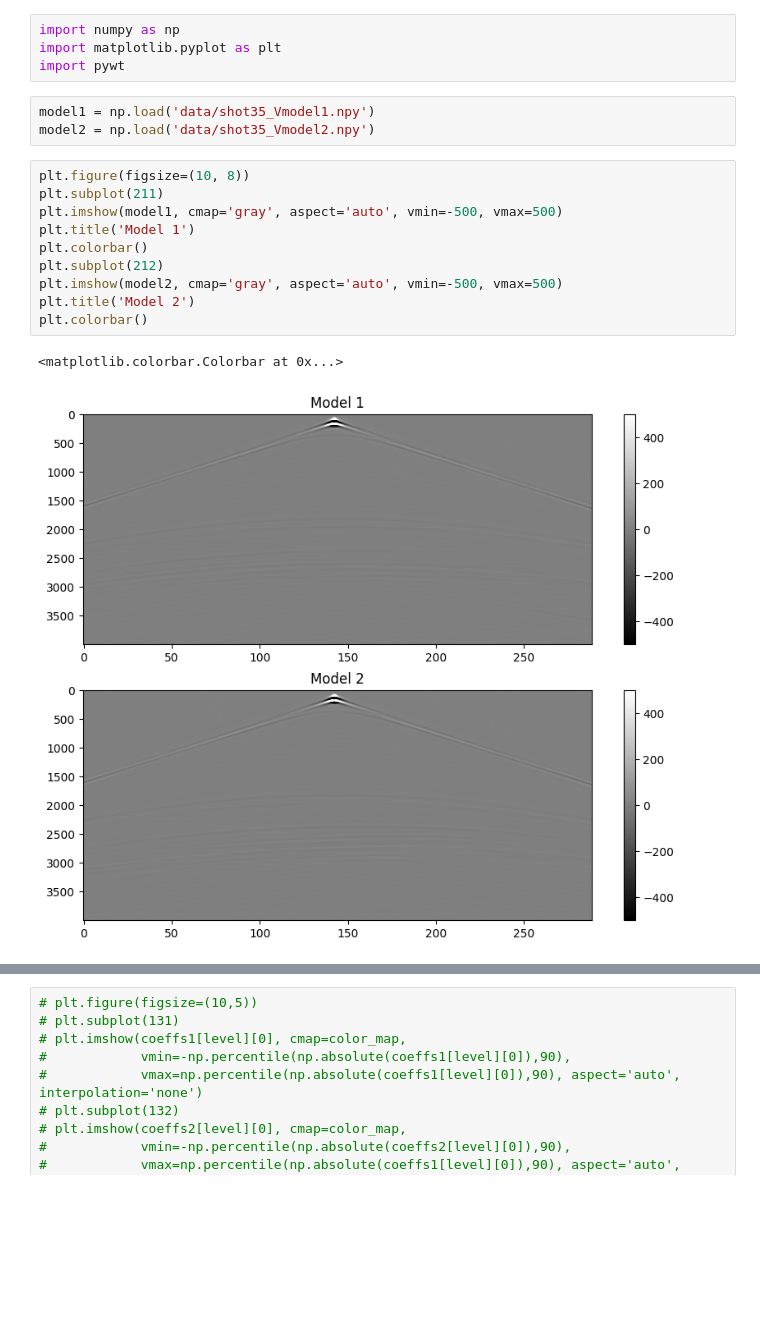
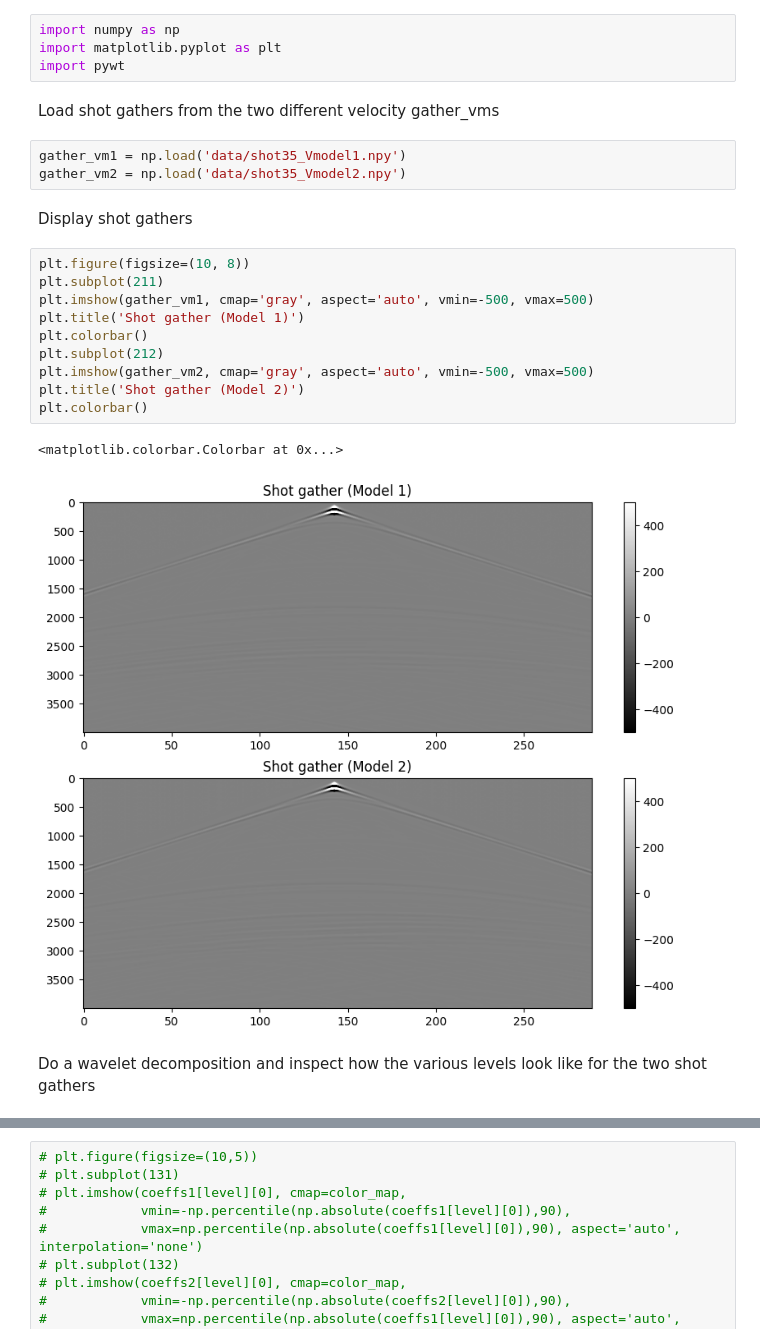
Before and after one commit to aissah/display_wavelets, a Jupyter notebook: velocity_models.ipynb, the cells around one changed output, grey strips where cells are left out. Saved outputs shown, nothing was run; the diff lists cells and outputs as text; blank space fills up the shorter version.

```diff
--- a/velocity_models.ipynb
+++ b/velocity_models.ipynb
@@ -2,22 +2,28 @@
 import numpy as np
 import matplotlib.pyplot as plt
 import pywt
+# %% [markdown]
+Load shot gathers from the two different velocity gather_vms
 # %%
-model1 = np.load('data/shot35_Vmodel1.npy')
-model2 = np.load('data/shot35_Vmodel2.npy')
+gather_vm1 = np.load('data/shot35_Vmodel1.npy')
+gather_vm2 = np.load('data/shot35_Vmodel2.npy')
+# %% [markdown]
+Display shot gathers
 # %%
 plt.figure(figsize=(10, 8))
 plt.subplot(211)
-plt.imshow(model1, cmap='gray', aspect='auto', vmin=-500, vmax=500)
-plt.title('Model 1')
+plt.imshow(gather_vm1, cmap='gray', aspect='auto', vmin=-500, vmax=500)
+plt.title('Shot gather (Model 1)')
 plt.colorbar()
 plt.subplot(212)
-plt.imshow(model2, cmap='gray', aspect='auto', vmin=-500, vmax=500)
-plt.title('Model 2')
+plt.imshow(gather_vm2, cmap='gray', aspect='auto', vmin=-500, vmax=500)
+plt.title('Shot gather (Model 2)')
 plt.colorbar()
 # %% [output]
 <matplotlib.colorbar.Colorbar at 0x...>
-[figure, old version]
+[figure, new version]
+# %% [markdown]
+Do a wavelet decomposition and inspect how the various levels look like for the two shot gathers
 # %%
 # Define the wavelet and decomposition level
 wavelet = 'haar'  # You can choose a different wavelet, haar
```
Also changed, not shown: parts of 9 cells of this notebook, 2 other files.
